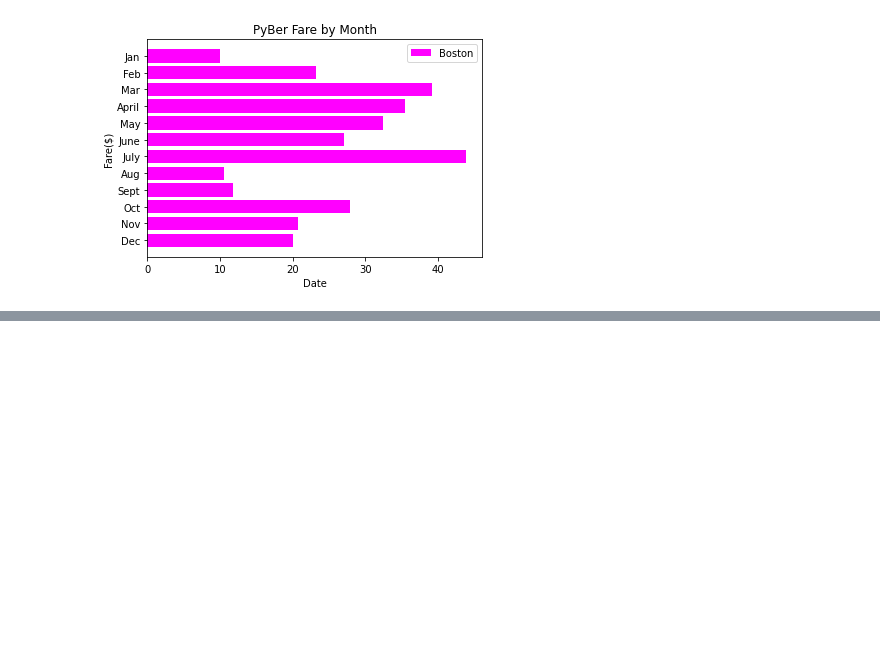
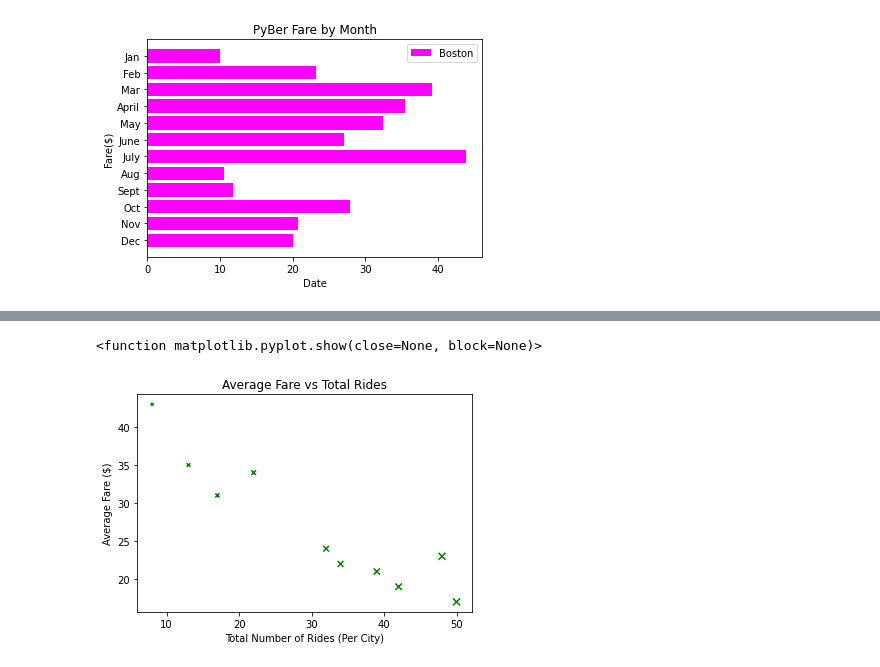
Before and after one commit to boyerjason700/PyBer, a Jupyter notebook: matplotlib_practice.ipynb, the cells around one changed output, grey strips where cells are left out. Saved outputs shown, nothing was run; the diff lists cells and outputs as text; code cells hidden in the pictures; blank space fills up the shorter version.

```diff
--- a/matplotlib_practice.ipynb
+++ b/matplotlib_practice.ipynb
@@ -111,0 +128,12 @@ plt.gca().invert_yaxis()
+# %%
+x = [50, 42, 39, 34, 32, 48, 22, 17, 8, 13]
+y = [17, 19, 21, 22, 24, 23, 34, 31, 43, 35]
+# %%
+plt.scatter(x, y, c="green", marker = "x", s = x)
+plt.xlabel("Total Number of Rides (Per City)")
+plt.ylabel("Average Fare ($)")
+plt.title("Average Fare vs Total Rides")
+plt.show
+# %% [output]
+<function matplotlib.pyplot.show(close=None, block=None)>
+[figure, added]
```
Also changed, not shown: parts of 23 cells of this notebook.
